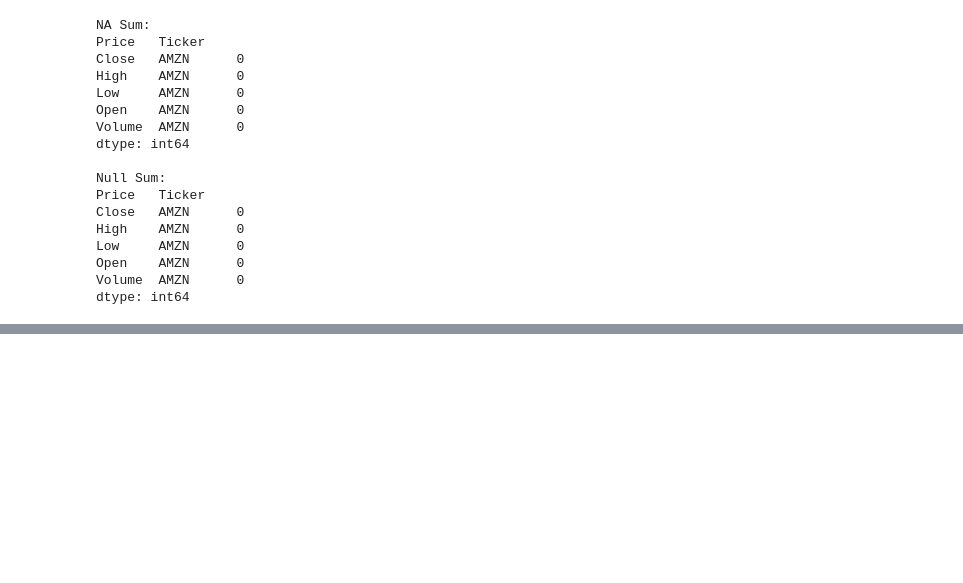
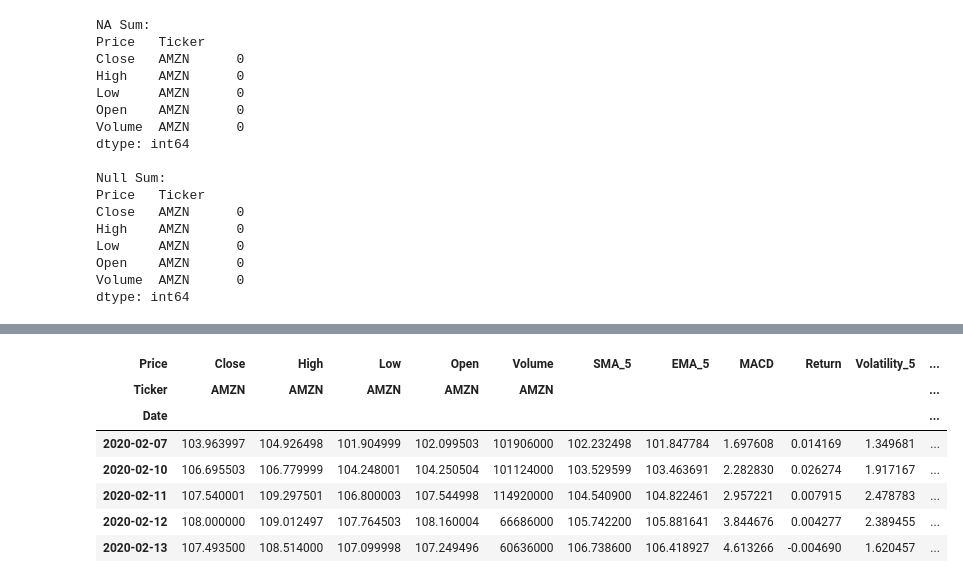
Before and after one commit to OAillon/Stock-Price-Prediction, a Jupyter notebook: jupyter_notebooks/XGBoost.ipynb, the cells around one changed output, grey strips where cells are left out. Cells and saved outputs as stored; diff of their text form; code cells hidden in the pictures; blank space fills up the shorter version.

```diff
--- a/jupyter_notebooks/XGBoost.ipynb
+++ b/jupyter_notebooks/XGBoost.ipynb
@@ -45,0 +73,12 @@ dtype: int64
+# %%
+amzn.dropna(inplace = True)
+amzn.head()
+# %% [output]
+| Price | Close | High | Low | Open | Volume | SMA_5 | EMA_5 | MACD | Return | Volatility_5 | ... |
+| Ticker | AMZN | AMZN | AMZN | AMZN | AMZN |  |  |  |  |  | ... |
+| Date |  |  |  |  |  |  |  |  |  |  | ... |
+| 2020-02-07 | 103.963997 | 104.926498 | 101.904999 | 102.099503 | 101906000 | 102.232498 | 101.847784 | 1.697608 | 0.014169 | 1.349681 | ... |
+| 2020-02-10 | 106.695503 | 106.779999 | 104.248001 | 104.250504 | 101124000 | 103.529599 | 103.463691 | 2.282830 | 0.026274 | 1.917167 | ... |
+| 2020-02-11 | 107.540001 | 109.297501 | 106.800003 | 107.544998 | 114920000 | 104.540900 | 104.822461 | 2.957221 | 0.007915 | 2.478783 | ... |
+| 2020-02-12 | 108.000000 | 109.012497 | 107.764503 | 108.160004 | 66686000 | 105.742200 | 105.881641 | 3.844676 | 0.004277 | 2.389455 | ... |
+| 2020-02-13 | 107.493500 | 108.514000 | 107.099998 | 107.249496 | 60636000 | 106.738600 | 106.418927 | 4.613266 | -0.004690 | 1.620457 | ... |
```
Also changed, not shown: parts of 9 cells of this notebook.
